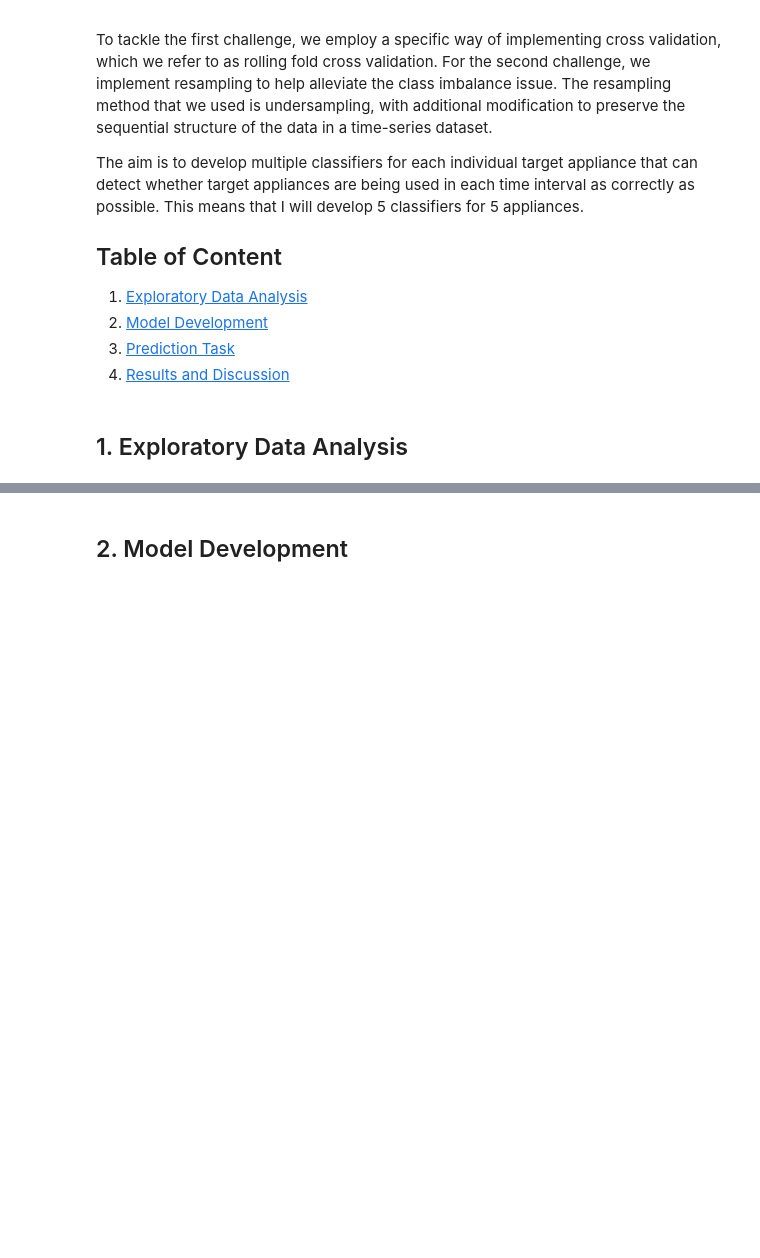
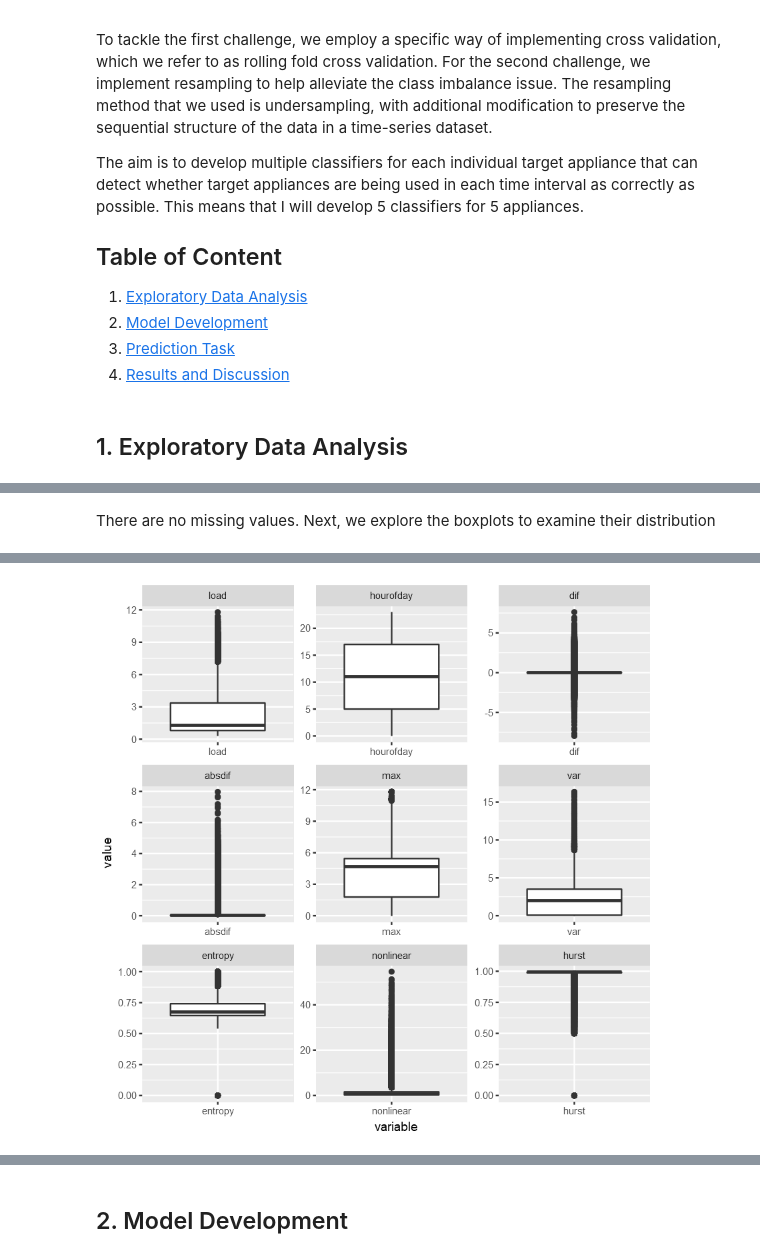
Before and after one commit to DanielTranDS/Appliance-EDA-Classification, a Jupyter notebook: AppliancesClassification_Codes.ipynb, the cells around one changed output, grey strips where cells are left out. Drawn from its saved outputs; the diff is of its cells as text; code cells hidden in the pictures; blank space fills up the shorter version.

```diff
--- a/AppliancesClassification_Codes.ipynb
+++ b/AppliancesClassification_Codes.ipynb
@@ -19,2 +31,8 @@ The aim is to develop multiple classifiers for each individual target appliance
 # %% [markdown]
 ## 1. Exploratory Data Analysis <a class="anchor" id="1"></a>
+# %%
+#Load training and testing data
+train.data<-read.csv('train.csv')
+test.data<-read.csv('test.csv')
+head(train.data)
+head(test.data)
@@ -20,0 +54,8 @@ The aim is to develop multiple classifiers for each individual target appliance
+# %%
+#Convert to target variables to factor
+train.data[,'ac']<-factor(train.data[,'ac'])
+train.data[,'ev']<-factor(train.data[,'ev'])
+train.data[,'oven']<-factor(train.data[,'oven'])
+train.data[,'wash']<-factor(train.data[,'wash'])
+train.data[,'dryer']<-factor(train.data[,'dryer'])
+str(train.data)
@@ -20,0 +126,8 @@ The aim is to develop multiple classifiers for each individual target appliance
+# %% [markdown]
+There are no missing values. Next, we explore the boxplots to examine their distribution
+# %%
+train.box<-melt(as.data.frame(train.data[-c(1,3,4,5,6,7,9)]))
+ggplot(train.box,aes(x=variable,y=value))+
+    facet_wrap(~variable,scales='free')+
+    geom_boxplot()
+# %% [output]
@@ -20,0 +136 @@ The aim is to develop multiple classifiers for each individual target appliance
+[figure, added]
```
Also changed, not shown: parts of 45 cells of this notebook.
